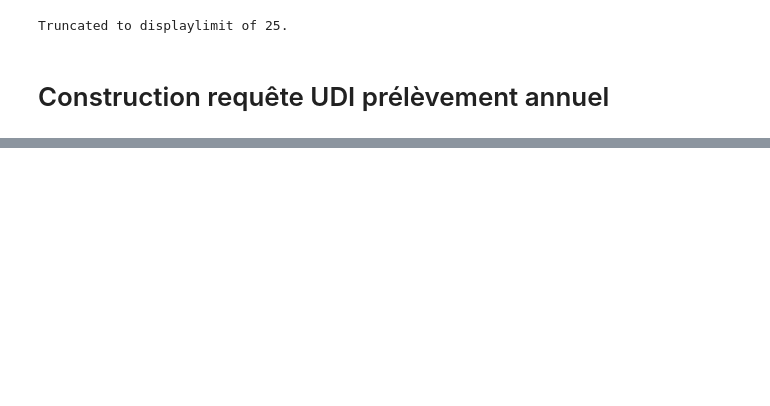
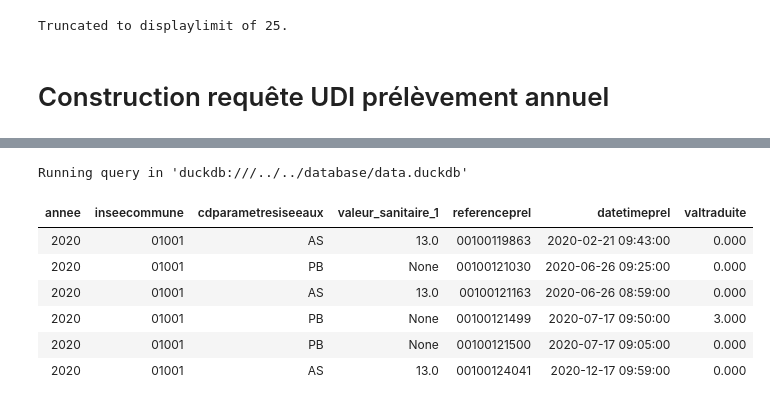
Before and after one commit to dataforgoodfr/13_pollution_eau, a Jupyter notebook: analytics/notebooks/resultats_metaux_lourds.ipynb, the cells around one changed output, grey strips where cells are left out. Saved outputs shown, nothing was run; the diff lists cells and outputs as text; code cells hidden in the pictures; blank space fills up the shorter version.

```diff
--- a/analytics/notebooks/resultats_metaux_lourds.ipynb
+++ b/analytics/notebooks/resultats_metaux_lourds.ipynb
@@ -683,0 +842,28 @@ Truncated to displaylimit of 25.
+# %%
+%%sql
+
+SELECT DISTINCT
+    de_partition AS annee,
+    inseecommune,
+    cdparametresiseeaux,
+    valeur_sanitaire_1,
+    referenceprel,
+    datetimeprel,
+    valtraduite
+FROM
+    int__resultats_udi_communes
+WHERE
+    cdparametresiseeaux IN ('PB', 'AS')
+    and inseecommune = '01001'
+    and de_partition = 2020
+ORDER BY
+    referenceprel
+# %% [output]
+Running query in 'duckdb:///../../database/data.duckdb'
+| annee | inseecommune | cdparametresiseeaux | valeur_sanitaire_1 | referenceprel | datetimeprel | valtraduite |
+| 2020 | 01001 | AS | 13.0 | 00100119863 | 2020-02-21 09:43:00 | 0.000 |
+| 2020 | 01001 | PB | None | 00100121030 | 2020-06-26 09:25:00 | 0.000 |
+| 2020 | 01001 | AS | 13.0 | 00100121163 | 2020-06-26 08:59:00 | 0.000 |
+| 2020 | 01001 | PB | None | 00100121499 | 2020-07-17 09:50:00 | 3.000 |
+| 2020 | 01001 | PB | None | 00100121500 | 2020-07-17 09:05:00 | 0.000 |
+| 2020 | 01001 | AS | 13.0 | 00100124041 | 2020-12-17 09:59:00 | 0.000 |
```
Also changed, not shown: parts of 11 cells of this notebook, 1 other file.
